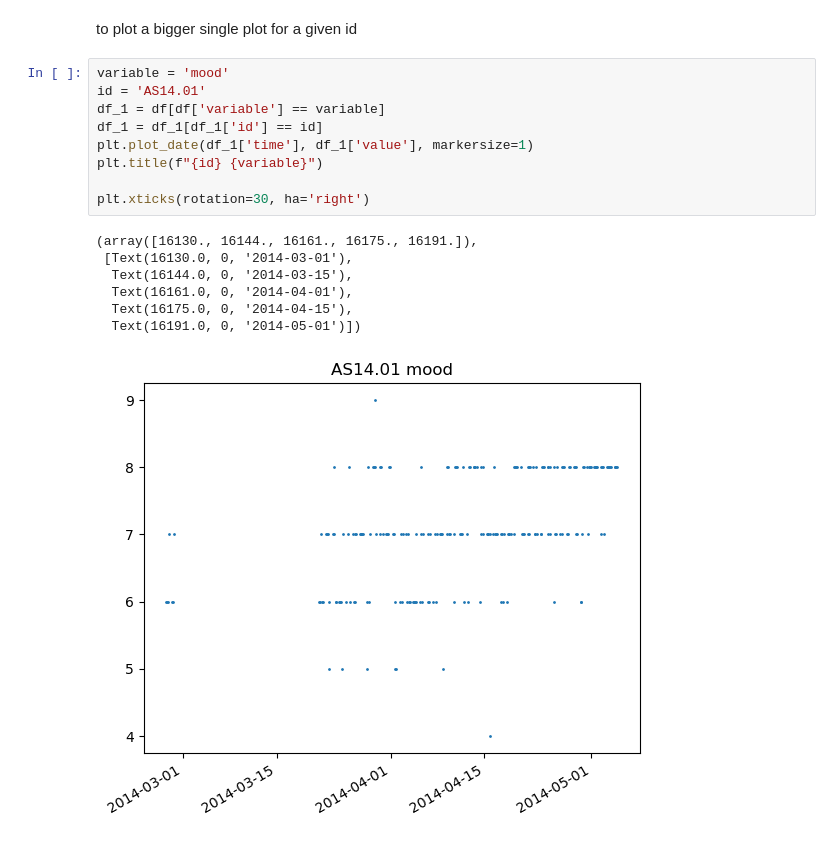
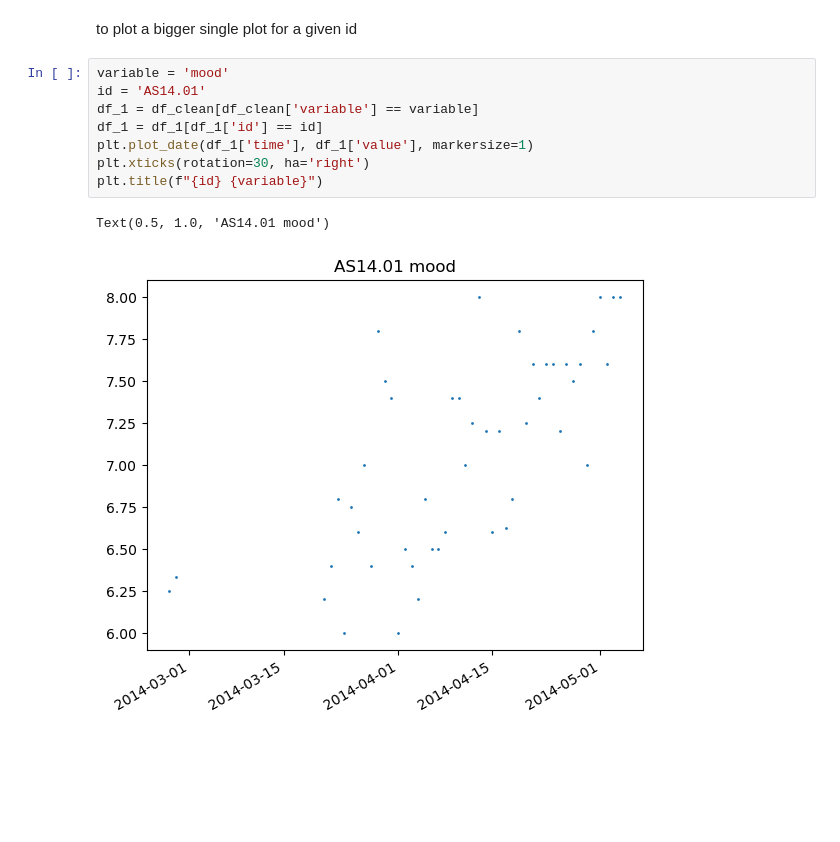
Before and after one commit to SoberZ/data-mining-techniques, a Jupyter notebook: mood.ipynb, the cells around one changed output. Drawn from its saved outputs; the diff is of its cells as text; blank space fills up the shorter version.

```diff
--- a/mood.ipynb
+++ b/mood.ipynb
@@ -89,19 +189,13 @@ to plot a bigger single plot for a given id
 # %%
 variable = 'mood'
 id = 'AS14.01'
-df_1 = df[df['variable'] == variable]
+df_1 = df_clean[df_clean['variable'] == variable]
 df_1 = df_1[df_1['id'] == id]
 plt.plot_date(df_1['time'], df_1['value'], markersize=1)
+plt.xticks(rotation=30, ha='right')
 plt.title(f"{id} {variable}")
-
-plt.xticks(rotation=30, ha='right')
 # %% [output]
-(array([16130., 16144., 16161., 16175., 16191.]),
- [Text(16130.0, 0, '2014-03-01'),
-  Text(16144.0, 0, '2014-03-15'),
-  Text(16161.0, 0, '2014-04-01'),
-  Text(16175.0, 0, '2014-04-15'),
-  Text(16191.0, 0, '2014-05-01')])
+Text(0.5, 1.0, 'AS14.01 mood')
-[figure, old version]
+[figure, new version]
 # %%
 from pandas_profiling import ProfileReport
```
Also changed, not shown: parts of 9 cells of this notebook.
